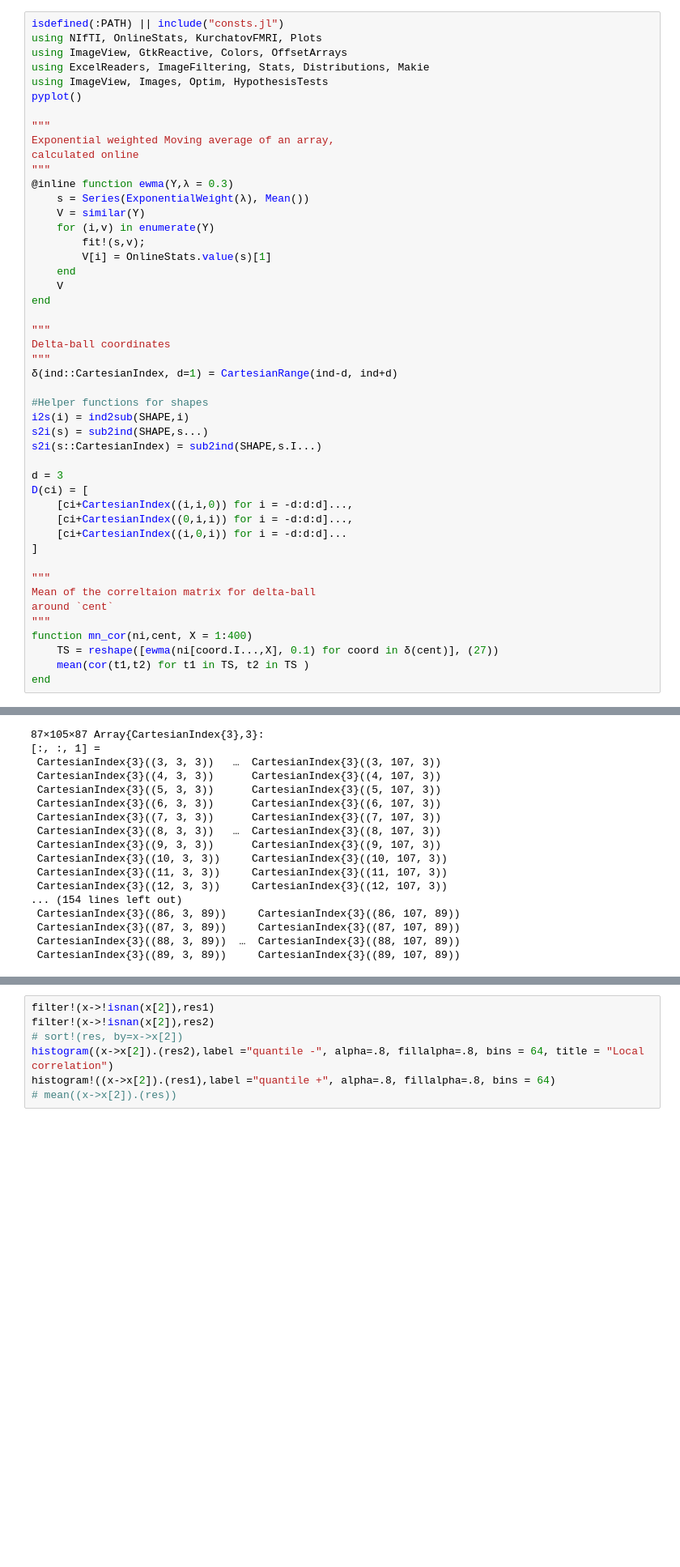
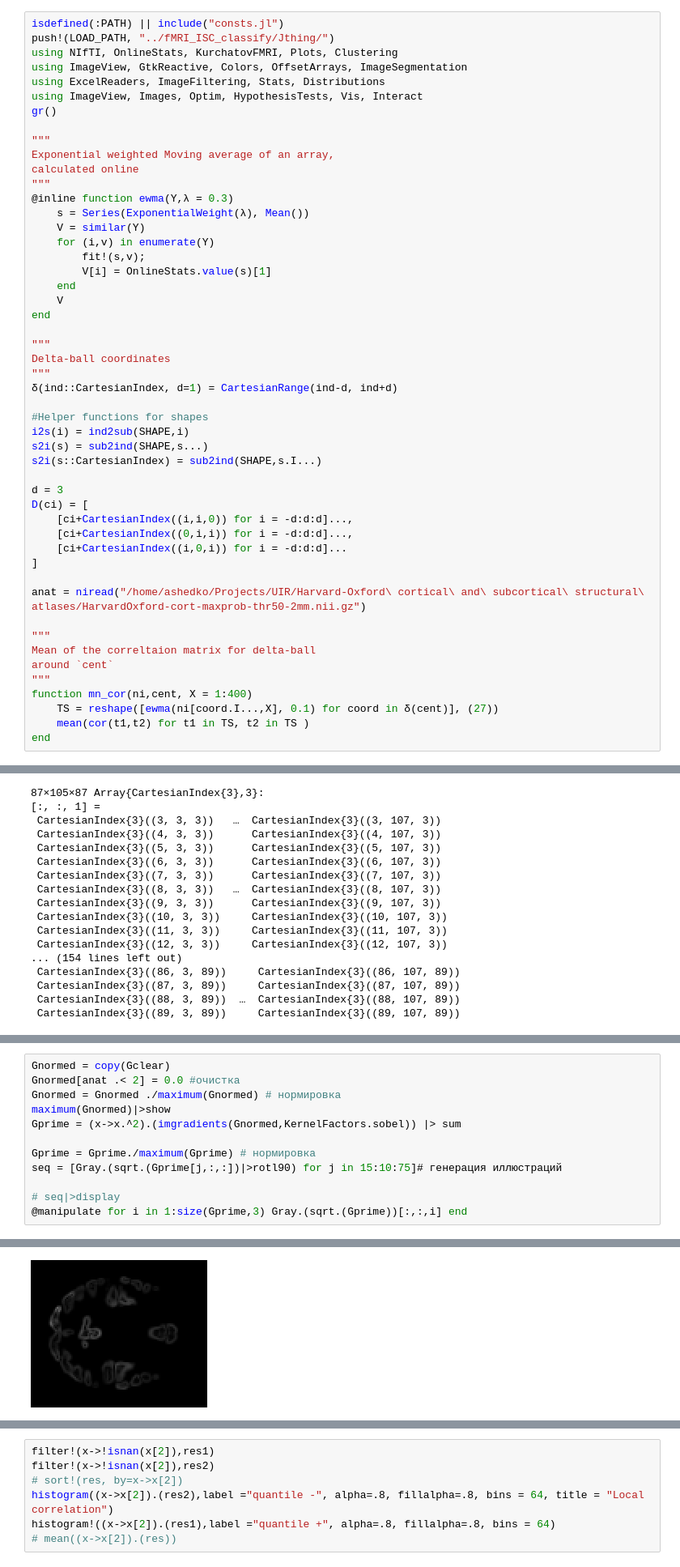
Before and after one commit to AShedko/DimRed, a Jupyter notebook: testing and stuff.ipynb, the cells around one changed output, grey strips where cells are left out. Shown at 81% size. Saved outputs shown, nothing was run; the diff lists cells and outputs as text; blank space fills up the shorter version.

```diff
--- a/testing and stuff.ipynb
+++ b/testing and stuff.ipynb
@@ -1,10 +1,11 @@
 # %%
 isdefined(:PATH) || include("consts.jl")
-using NIfTI, OnlineStats, KurchatovFMRI, Plots
-using ImageView, GtkReactive, Colors, OffsetArrays
-using ExcelReaders, ImageFiltering, Stats, Distributions, Makie
-using ImageView, Images, Optim, HypothesisTests
-pyplot()
+push!(LOAD_PATH, "../fMRI_ISC_classify/Jthing/")
+using NIfTI, OnlineStats, KurchatovFMRI, Plots, Clustering
+using ImageView, GtkReactive, Colors, OffsetArrays, ImageSegmentation
+using ExcelReaders, ImageFiltering, Stats, Distributions
+using ImageView, Images, Optim, HypothesisTests, Vis, Interact
+gr()
 
 """
 Exponential weighted Moving average of an array,
@@ -37,6 +38,8 @@ D(ci) = [
     [ci+CartesianIndex((i,0,i)) for i = -d:d:d]...
 ]
 
+anat = niread("/home/ashedko/Projects/UIR/Harvard-Oxford\ cortical\ and\ subcortical\ structural\ atlases/HarvardOxford-cort-maxprob-thr50-2mm.nii.gz")
+
 """
 Mean of the correltaion matrix for delta-ball
 around `cent`
@@ -133,0 +236,13 @@ histogram!((x->x[2]).(res2),label ="quantile -", alpha=.8, fillalpha=.8, bins =
+# %%
+Gnormed = copy(Gclear)
+Gnormed[anat .< 2] = 0.0 #очистка
+Gnormed = Gnormed ./maximum(Gnormed) # нормировка
+maximum(Gnormed)|>show
+Gprime = (x->x.^2).(imgradients(Gnormed,KernelFactors.sobel)) |> sum
+
+Gprime = Gprime./maximum(Gprime) # нормировка
+seq = [Gray.(sqrt.(Gprime[j,:,:])|>rotl90) for j in 15:10:75]# генерация иллюстраций
+
+# seq|>display
+@manipulate for i in 1:size(Gprime,3) Gray.(sqrt.(Gprime))[:,:,i] end
+# %% [output]
@@ -133,0 +251 @@ histogram!((x->x[2]).(res2),label ="quantile -", alpha=.8, fillalpha=.8, bins =
+[figure, added]
```
Also changed, not shown: parts of 27 cells of this notebook.
